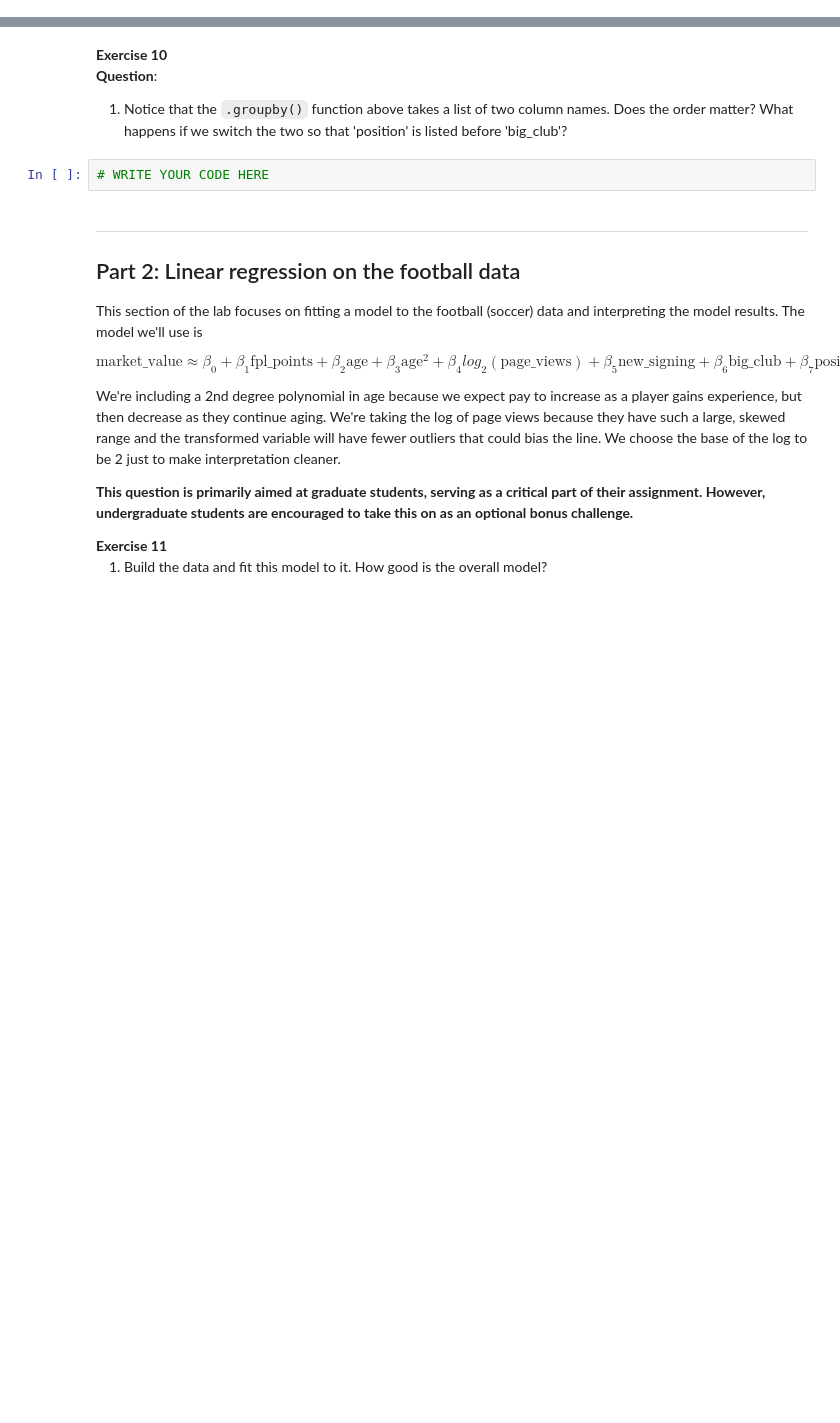
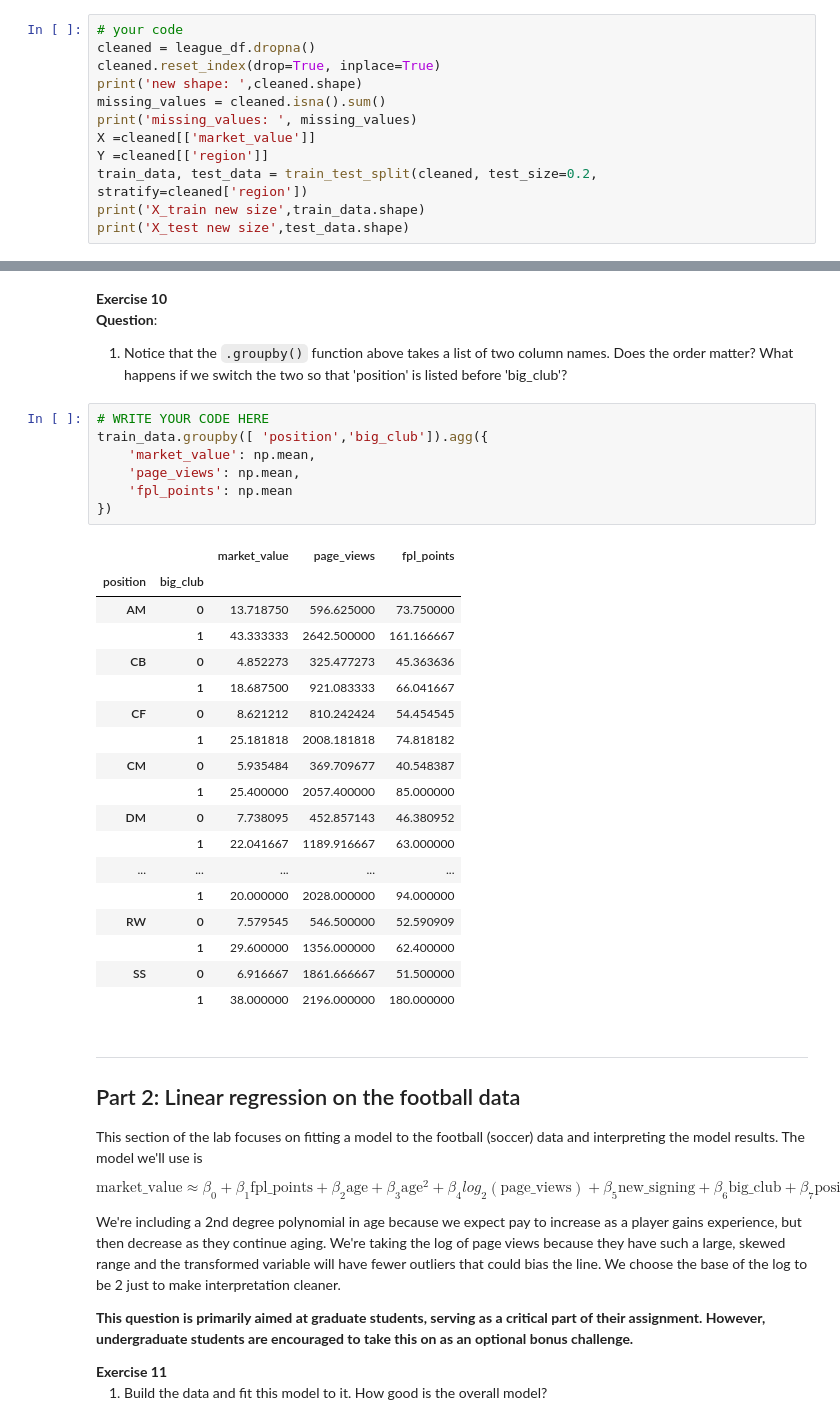
Before and after one commit to anuprid/ADS, a Jupyter notebook: homework 4/Homework4-Regression.ipynb, the cells around one changed output, grey strips where cells are left out. Drawn from its saved outputs; the diff is of its cells as text; blank space fills up the shorter version.

```diff
--- a/homework 4/Homework4-Regression.ipynb
+++ b/homework 4/Homework4-Regression.ipynb
@@ -820,0 +813,12 @@ dtype: int64
+# %%
+# your code
+cleaned = league_df.dropna()
+cleaned.reset_index(drop=True, inplace=True)
+print('new shape: ',cleaned.shape)
+missing_values = cleaned.isna().sum()
+print('missing_values: ', missing_values)
+X =cleaned[['market_value']]
+Y =cleaned[['region']]
+train_data, test_data = train_test_split(cleaned, test_size=0.2, stratify=cleaned['region'])
+print('X_train new size',train_data.shape)
+print('X_test new size',test_data.shape)
@@ -846,8 +908,32 @@ train_data.groupby(['big_club', 'position']).agg({
 
 **Question**:
 1. Notice that the `.groupby()` function above takes a list of two column names. Does the order matter? What happens if we switch the two so that 'position' is listed before 'big_club'?
-# %%
-# WRITE YOUR CODE HERE
+# %%
+# WRITE YOUR CODE HERE
+train_data.groupby([ 'position','big_club']).agg({
+    'market_value': np.mean,
+    'page_views': np.mean,
+    'fpl_points': np.mean
+})
+# %% [output]
+|  |  | market_value | page_views | fpl_points |
+| position | big_club |  |  |  |
+| AM | 0 | 13.718750 | 596.625000 | 73.750000 |
+|  | 1 | 43.333333 | 2642.500000 | 161.166667 |
+| CB | 0 | 4.852273 | 325.477273 | 45.363636 |
+|  | 1 | 18.687500 | 921.083333 | 66.041667 |
+| CF | 0 | 8.621212 | 810.242424 | 54.454545 |
+|  | 1 | 25.181818 | 2008.181818 | 74.818182 |
+| CM | 0 | 5.935484 | 369.709677 | 40.548387 |
+|  | 1 | 25.400000 | 2057.400000 | 85.000000 |
+| DM | 0 | 7.738095 | 452.857143 | 46.380952 |
+|  | 1 | 22.041667 | 1189.916667 | 63.000000 |
+| ... | ... | ... | ... | ... |
+|  | 1 | 20.000000 | 2028.000000 | 94.000000 |
+| RW | 0 | 7.579545 | 546.500000 | 52.590909 |
+|  | 1 | 29.600000 | 1356.000000 | 62.400000 |
+| SS | 0 | 6.916667 | 1861.666667 | 51.500000 |
+|  | 1 | 38.000000 | 2196.000000 | 180.000000 |
 # %% [markdown]
 <hr style="height:3px">
 
```
Also changed, not shown: parts of 15 cells of this notebook, 1 other file.
